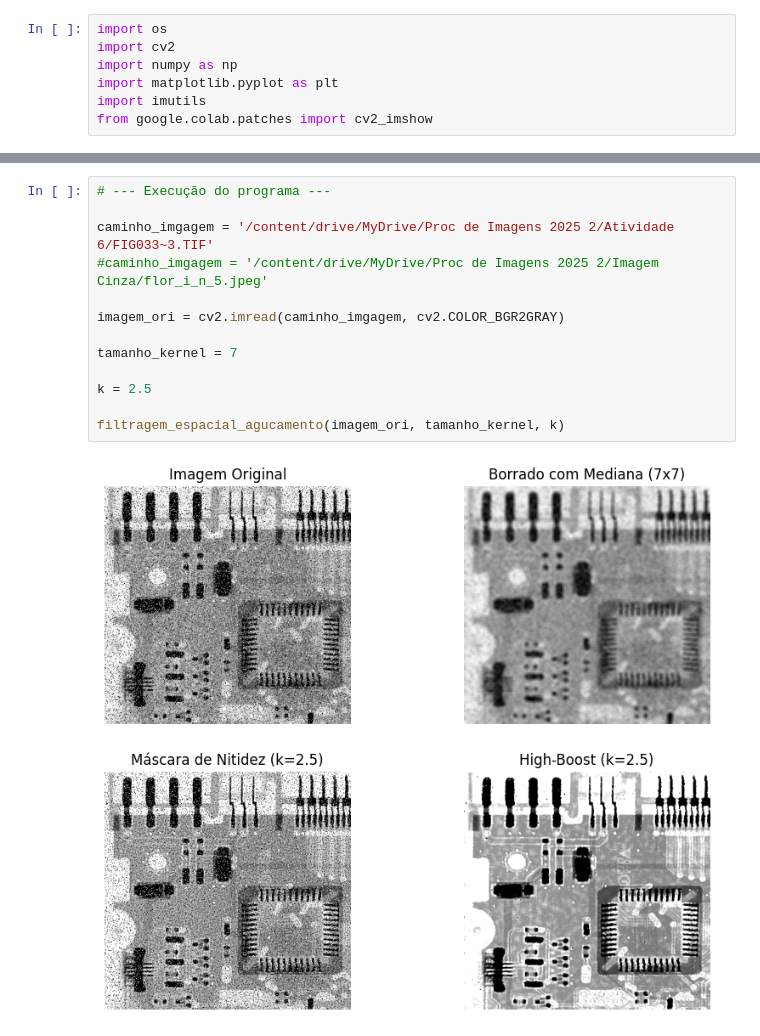
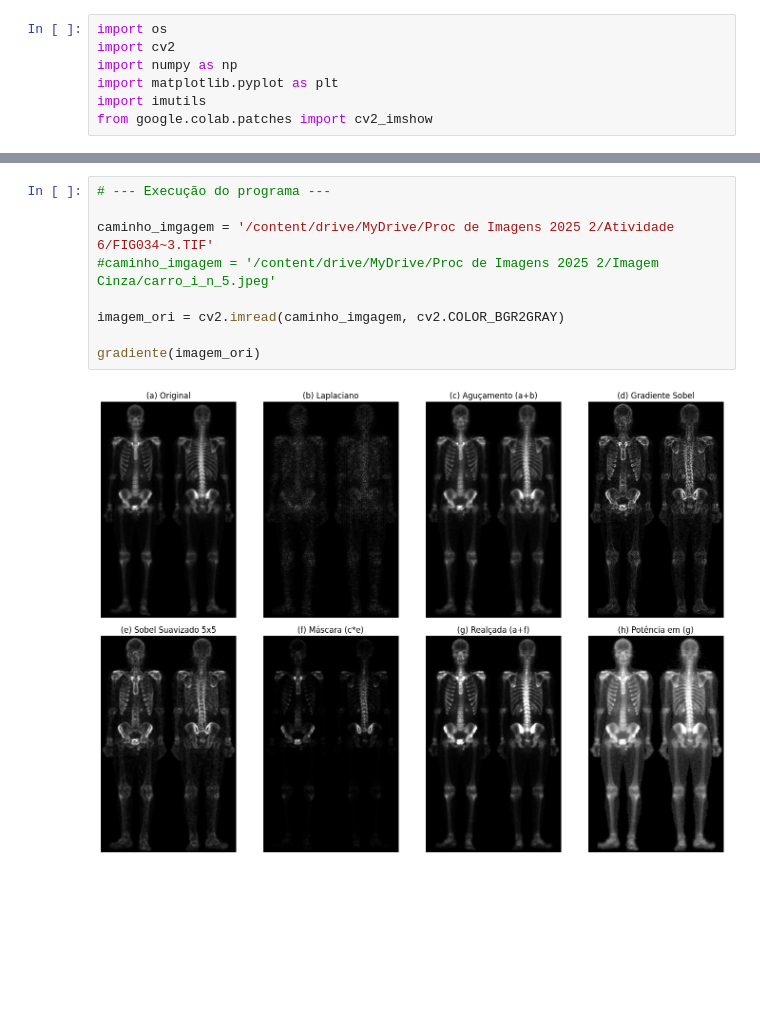
Before and after one commit to laerteluizf/Proc_Imagens_2025_2, a Jupyter notebook: Proc_Imagens_3_Tarefa_10.ipynb, the cells around one changed output, grey strips where cells are left out. Cells and saved outputs as stored; diff of their text form; blank space fills up the shorter version.

```diff
--- a/Proc_Imagens_3_Tarefa_10.ipynb
+++ b/Proc_Imagens_3_Tarefa_10.ipynb
@@ -65,15 +69,11 @@ def filtragem_espacial_agucamento(imagem, tamanho_kernel, kk):
 # %%
 # --- Execução do programa ---
 
-caminho_imgagem = '/content/drive/MyDrive/Proc de Imagens 2025 2/Atividade 6/FIG033~3.TIF'
-#caminho_imgagem = '/content/drive/MyDrive/Proc de Imagens 2025 2/Imagem Cinza/flor_i_n_5.jpeg'
+caminho_imgagem = '/content/drive/MyDrive/Proc de Imagens 2025 2/Atividade 6/FIG034~3.TIF'
+#caminho_imgagem = '/content/drive/MyDrive/Proc de Imagens 2025 2/Imagem Cinza/carro_i_n_5.jpeg'
 
 imagem_ori = cv2.imread(caminho_imgagem, cv2.COLOR_BGR2GRAY)
 
-tamanho_kernel = 7
-
-k = 2.5
-
-filtragem_espacial_agucamento(imagem_ori, tamanho_kernel, k)
+gradiente(imagem_ori)
 # %% [output]
-[figure, old version]
+[figure, new version]
```
Also changed, not shown: parts of 1 cell of this notebook.
